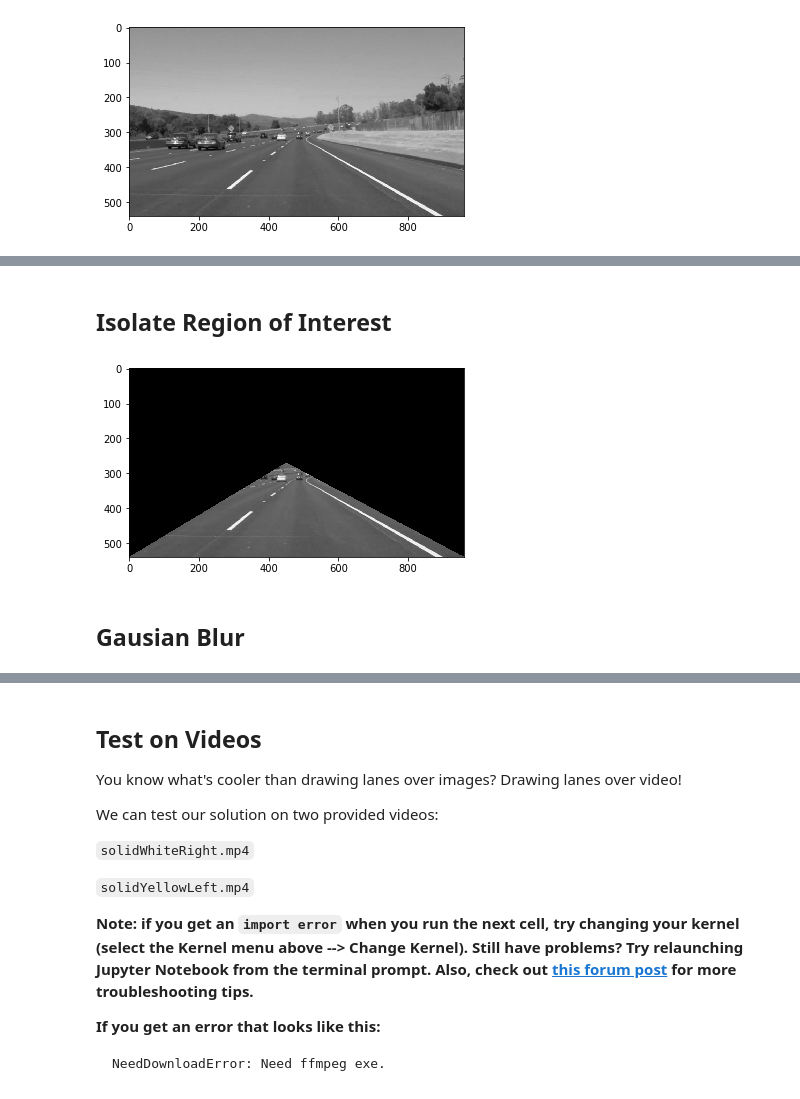
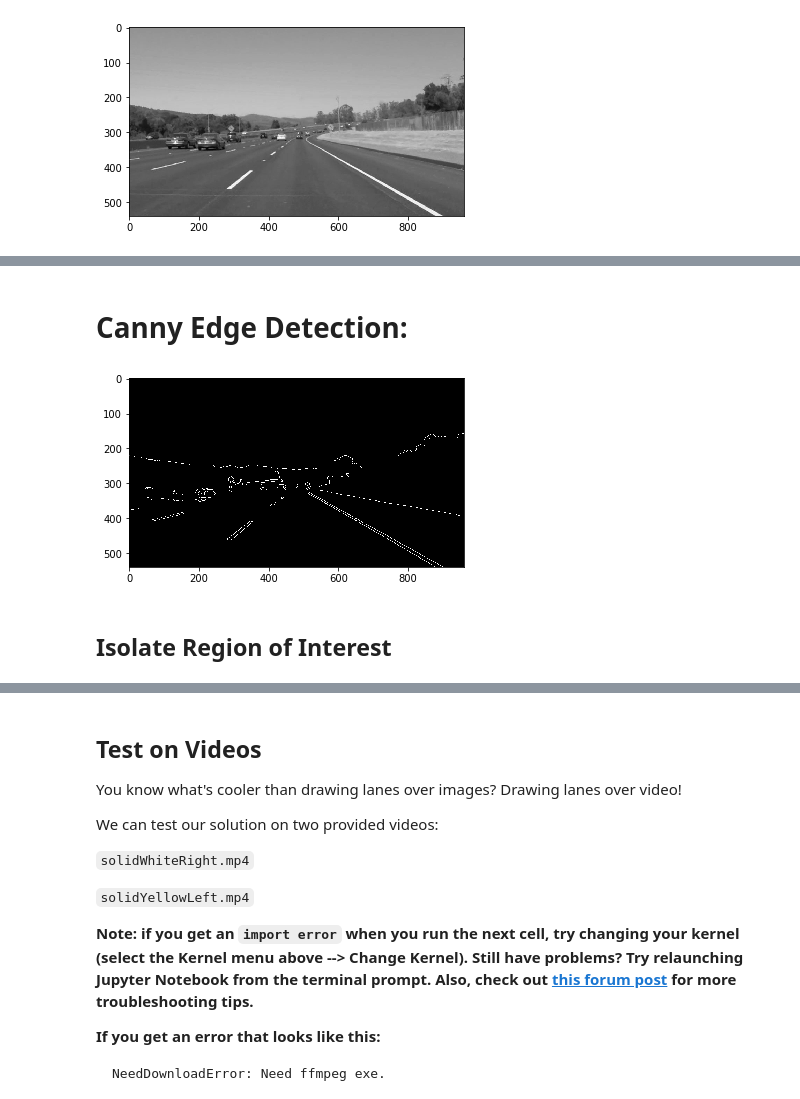
Before and after one commit to JohnMansell/P1_findingLaneLines, a Jupyter notebook: P1.ipynb, the cells around one changed output, grey strips where cells are left out. Cells and saved outputs as stored; diff of their text form; code cells hidden in the pictures.

```diff
--- a/P1.ipynb
+++ b/P1.ipynb
@@ -233,2 +239,11 @@ show(grayPic)
+# %% [markdown]
+# Canny Edge Detection:
+# %%
+low_threshold = 50
+high_threshold = 150
+edges_1 = cv2.Canny(blurPic, low_threshold, high_threshold)
+show(edges_1)
+# %% [output]
+[figure, added]
 # %% [markdown]
 ## Isolate Region of Interest
@@ -254,7 +249,0 @@ show(grayPic)
-# %%
-maskedPic = frame1.masked()
-show(maskedPic)
-# %% [output]
-[figure, removed]
-# %% [markdown]
-## Gausian Blur
```
Also changed, not shown: parts of 14 cells of this notebook.
